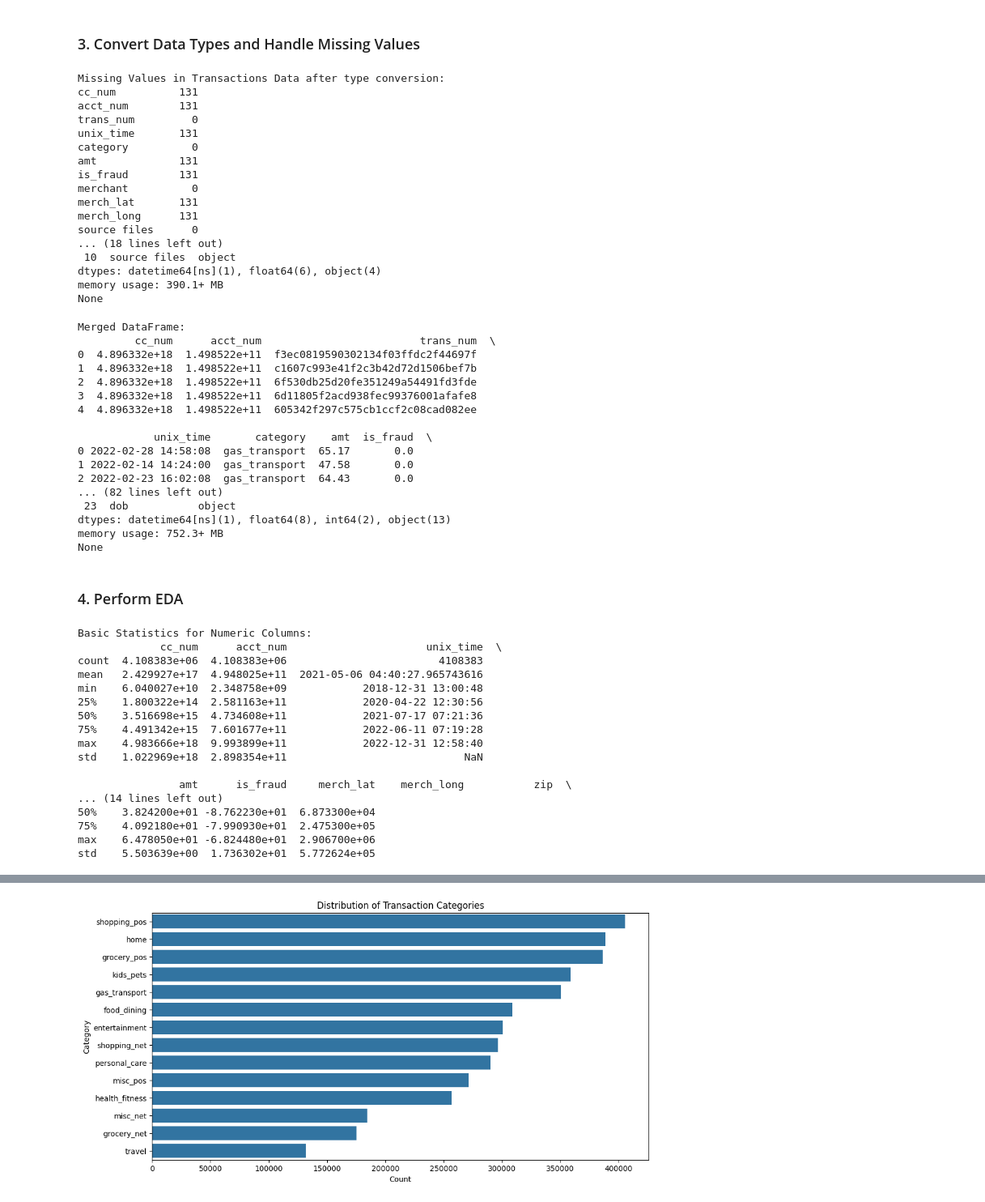
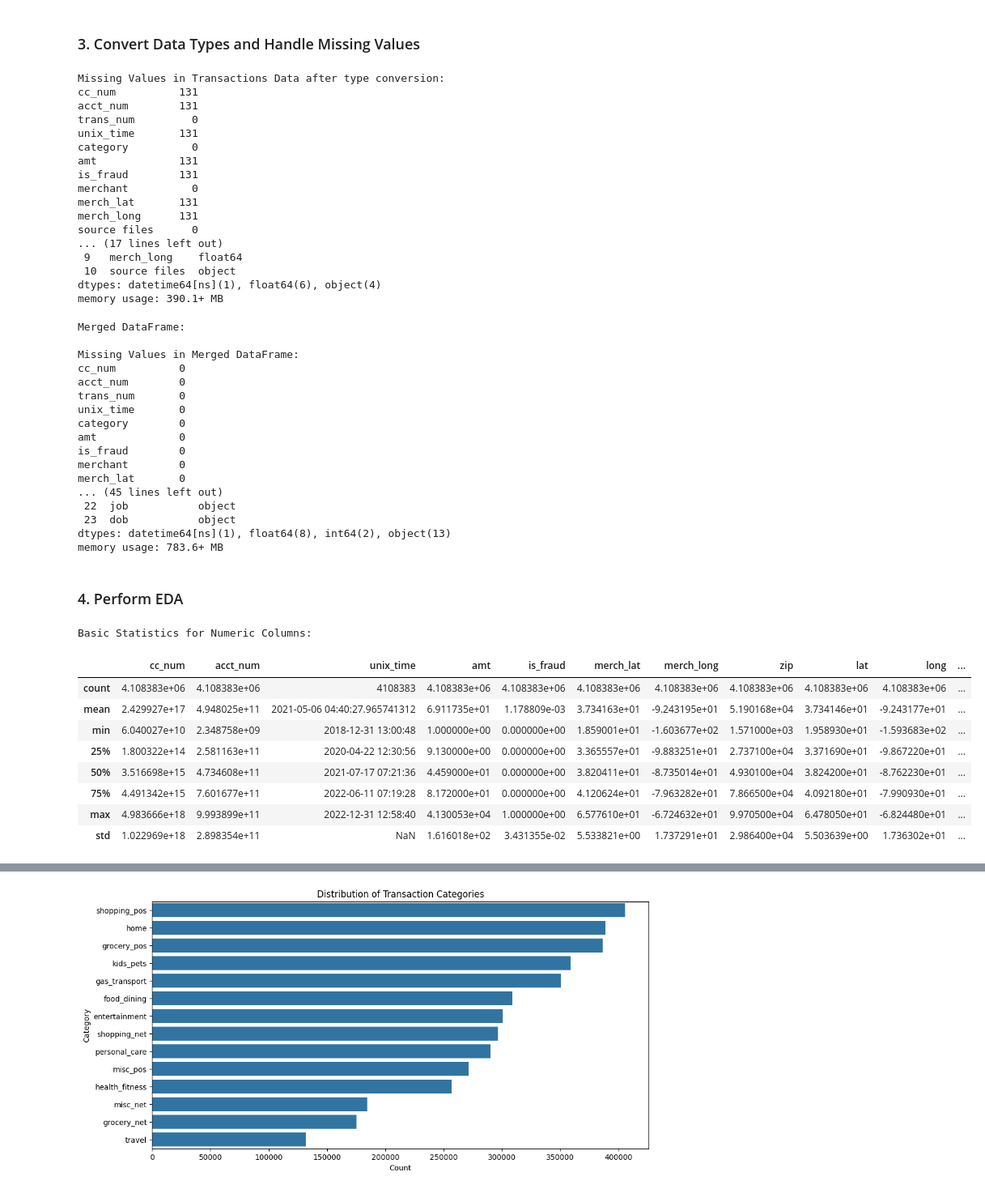
Before and after one commit to shrestha1/AT3_MLA, a Jupyter notebook: 36106_AT3_25020076_regression.ipynb, the cells around one changed output, grey strips where cells are left out. Shown: that part at 81% size. Drawn from its saved outputs; the diff is of its cells as text; code cells hidden in the pictures.

```diff
--- a/36106_AT3_25020076_regression.ipynb
+++ b/36106_AT3_25020076_regression.ipynb
@@ -288,7 +232,7 @@ transactions_df = transactions_df.dropna(subset=['cc_num', 'acct_num', 'unix_tim
 
 # Confirm that the data types have been changed and there are no more missing values
 print("\nTransactions DataFrame Info after type conversion and handling missing values:")
-print(transactions_df.info())
+transactions_df.info()
 # %% [output]
 Missing Values in Transactions Data after type conversion:
 cc_num          131
@@ -302,18 +246,20 @@ merchant          0
 merch_lat       131
 merch_long      131
 source files      0
-... (18 lines left out)
+... (17 lines left out)
+ 9   merch_long    float64
  10  source files  object
 dtypes: datetime64[ns](1), float64(6), object(4)
 memory usage: 390.1+ MB
-None
 # %%
 # Merge transactions_df with customers_df on 'cc_num'
-merged_df = pd.merge(transactions_df, customers_df, on=['cc_num', 'acct_num'], how='inner')
+merged_df = pd.merge(transactions_df, customers_df, on=['acct_num', 'cc_num'])
+
+merged_df = merged_df.sort_values(by='unix_time')
 
 # Display the first few rows of the merged DataFrame
 print("Merged DataFrame:")
-print(merged_df.head())
+merged_df.head()
 
 # Check for missing values in the merged DataFrame
 print("\nMissing Values in Merged DataFrame:")
@@ -321,46 +267,39 @@ print(merged_df.isnull().sum())
 
 # Confirm that the merge was successful and the DataFrame contains the expected number of rows and columns
 print("\nMerged DataFrame Info:")
-print(merged_df.info())
+merged_df.info()
 # %% [output]
 Merged DataFrame:
-         cc_num      acct_num                         trans_num  \
-0  4.896332e+18  1.498522e+11  f3ec0819590302134f03ffdc2f44697f
-1  4.896332e+18  1.498522e+11  c1607c993e41f2c3b42d72d1506bef7b
-2  4.896332e+18  1.498522e+11  6f530db25d20fe351249a54491fd3fde
-3  4.896332e+18  1.498522e+11  6d11805f2acd938fec99376001afafe8
-4  4.896332e+18  1.498522e+11  605342f297c575cb1ccf2c08cad082ee
 
-            unix_time       category    amt  is_fraud  \
-0 2022-02-28 14:58:08  gas_transport  65.17       0.0
-1 2022-02-14 14:24:00  gas_transport  47.58       0.0
-2 2022-02-23 16:02:08  gas_transport  64.43       0.0
-... (82 lines left out)
+Missing Values in Merged DataFrame:
+cc_num          0
+acct_num        0
+trans_num       0
+unix_time       0
+category        0
+amt             0
+is_fraud        0
+merchant        0
+merch_lat       0
+... (45 lines left out)
+ 22  job           object
  23  dob           object
 dtypes: datetime64[ns](1), float64(8), int64(2), object(13)
-memory usage: 752.3+ MB
-None
+memory usage: 783.6+ MB
 # %% [markdown]
 ### 4. Perform EDA
 # %%
 # Display basic statistics for numeric columns
 print("Basic Statistics for Numeric Columns:")
-print(merged_df.describe())
+merged_df.describe()
 # %% [output]
 Basic Statistics for Numeric Columns:
-             cc_num      acct_num                      unix_time  \
-count  4.108383e+06  4.108383e+06                        4108383
-mean   2.429927e+17  4.948025e+11  2021-05-06 04:40:27.965743616
-min    6.040027e+10  2.348758e+09            2018-12-31 13:00:48
-25%    1.800322e+14  2.581163e+11            2020-04-22 12:30:56
-50%    3.516698e+15  4.734608e+11            2021-07-17 07:21:36
-75%    4.491342e+15  7.601677e+11            2022-06-11 07:19:28
-max    4.983666e+18  9.993899e+11            2022-12-31 12:58:40
-std    1.022969e+18  2.898354e+11                            NaN
-
-                amt      is_fraud     merch_lat    merch_long           zip  \
-... (14 lines left out)
-50%    3.824200e+01 -8.762230e+01  6.873300e+04
-75%    4.092180e+01 -7.990930e+01  2.475300e+05
-max    6.478050e+01 -6.824480e+01  2.906700e+06
-std    5.503639e+00  1.736302e+01  5.772624e+05
+|  | cc_num | acct_num | unix_time | amt | is_fraud | merch_lat | merch_long | zip | lat | long | ... |
+| count | 4.108383e+06 | 4.108383e+06 | 4108383 | 4.108383e+06 | 4.108383e+06 | 4.108383e+06 | 4.108383e+06 | 4.108383e+06 | 4.108383e+06 | 4.108383e+06 | ... |
+| mean | 2.429927e+17 | 4.948025e+11 | 2021-05-06 04:40:27.965741312 | 6.911735e+01 | 1.178809e-03 | 3.734163e+01 | -9.243195e+01 | 5.190168e+04 | 3.734146e+01 | -9.243177e+01 | ... |
+| min | 6.040027e+10 | 2.348758e+09 | 2018-12-31 13:00:48 | 1.000000e+00 | 0.000000e+00 | 1.859001e+01 | -1.603677e+02 | 1.571000e+03 | 1.958930e+01 | -1.593683e+02 | ... |
+| 25% | 1.800322e+14 | 2.581163e+11 | 2020-04-22 12:30:56 | 9.130000e+00 | 0.000000e+00 | 3.365557e+01 | -9.883251e+01 | 2.737100e+04 | 3.371690e+01 | -9.867220e+01 | ... |
+| 50% | 3.516698e+15 | 4.734608e+11 | 2021-07-17 07:21:36 | 4.459000e+01 | 0.000000e+00 | 3.820411e+01 | -8.735014e+01 | 4.930100e+04 | 3.824200e+01 | -8.762230e+01 | ... |
+| 75% | 4.491342e+15 | 7.601677e+11 | 2022-06-11 07:19:28 | 8.172000e+01 | 0.000000e+00 | 4.120624e+01 | -7.963282e+01 | 7.866500e+04 | 4.092180e+01 | -7.990930e+01 | ... |
+| max | 4.983666e+18 | 9.993899e+11 | 2022-12-31 12:58:40 | 4.130053e+04 | 1.000000e+00 | 6.577610e+01 | -6.724632e+01 | 9.970500e+04 | 6.478050e+01 | -6.824480e+01 | ... |
+| std | 1.022969e+18 | 2.898354e+11 | NaN | 1.616018e+02 | 3.431355e-02 | 5.533821e+00 | 1.737291e+01 | 2.986400e+04 | 5.503639e+00 | 1.736302e+01 | ... |
```
Also changed, not shown: parts of 35 cells of this notebook.
